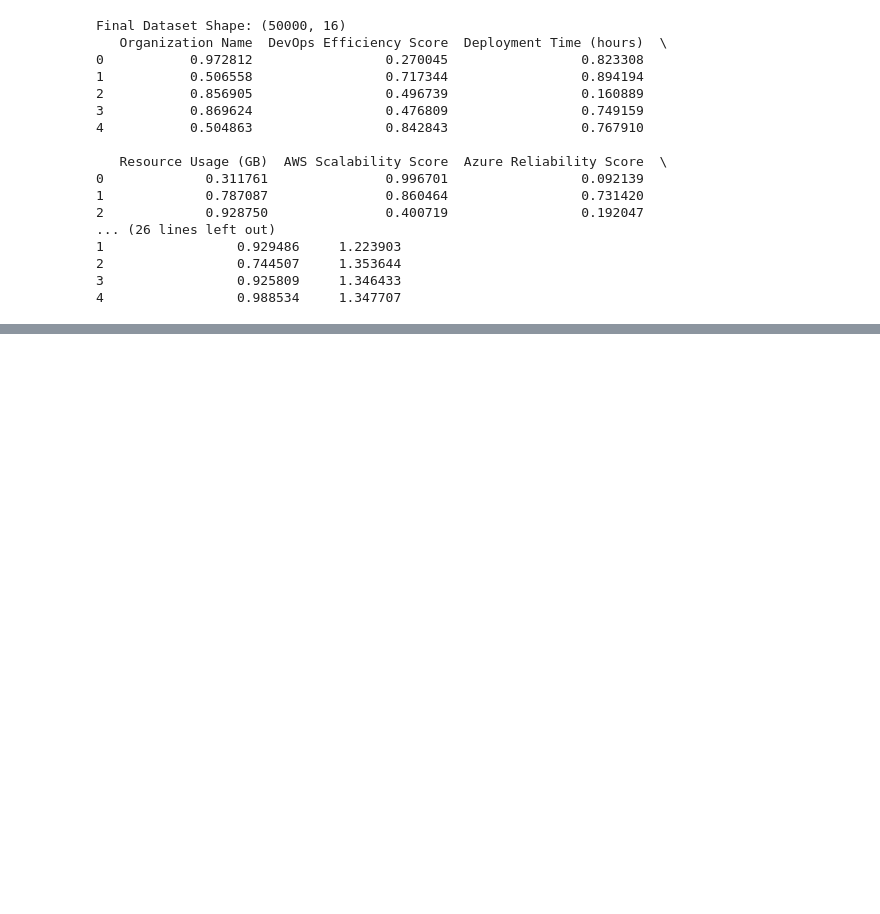
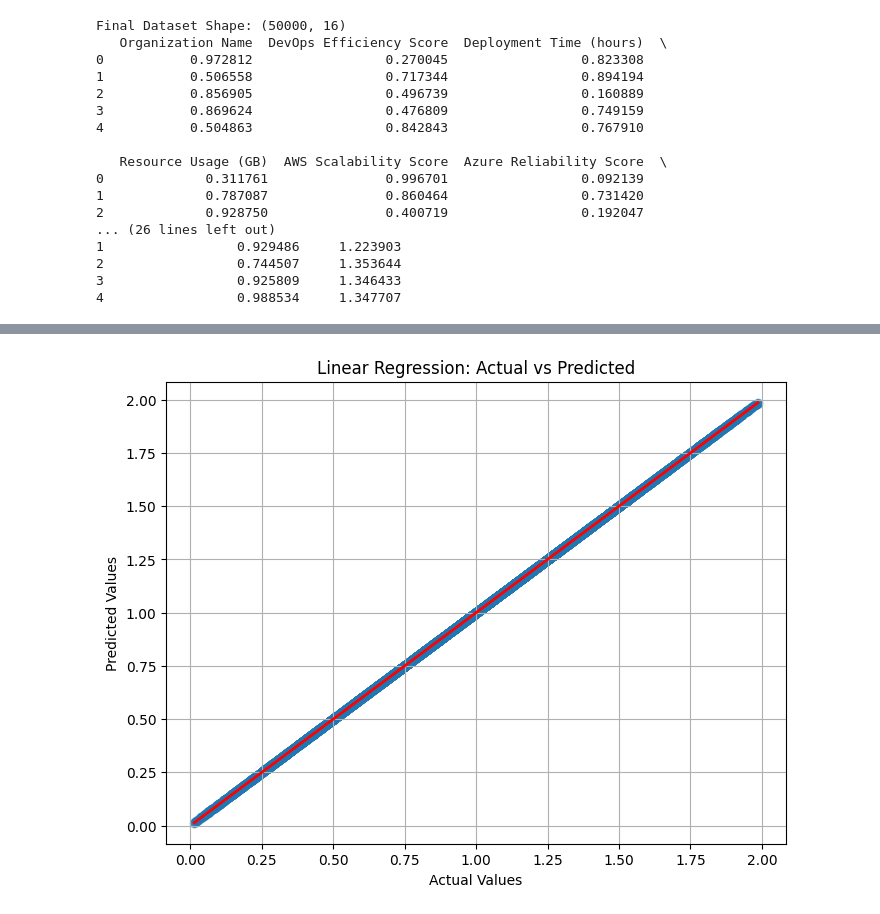
Before and after one commit to swaroopchandran015-arch/AIML-Lab, a Jupyter notebook: AI_ML_Data_set.ipynb, the cells around one changed output, grey strips where cells are left out. Cells and saved outputs as stored; diff of their text form; code cells hidden in the pictures; blank space fills up the shorter version.

Commit message:
Done linear Regression

```diff
--- a/AI_ML_Data_set.ipynb
+++ b/AI_ML_Data_set.ipynb
@@ -304,0 +279,20 @@ Duplicate Rows: 0
+# %%
+X = cleaned_df.drop("New_Feature", axis=1)
+y = cleaned_df["New_Feature"]
+# %%
+from sklearn.model_selection import train_test_split
+
+X_train, X_test, y_train, y_test = train_test_split(
+    X,
+    y,
+    test_size=0.2,
+    random_state=42
+)
+# %%
+from sklearn.linear_model import LinearRegression
+
+model = LinearRegression()
+
+model.fit(X_train, y_train)
+
+print("Linear Regression Model Trained Successfully")
@@ -304,0 +301,2 @@ Duplicate Rows: 0
+# %%
+y_pred = model.predict(X_test)
@@ -304,0 +331,23 @@ Duplicate Rows: 0
+# %%
+import matplotlib.pyplot as plt
+
+plt.figure(figsize=(8,6))
+
+plt.scatter(y_test, y_pred, alpha=0.6)
+
+plt.plot(
+    [y_test.min(), y_test.max()],
+    [y_test.min(), y_test.max()],
+    color='red',
+    linewidth=2
+)
+
+plt.xlabel("Actual Values")
+plt.ylabel("Predicted Values")
+plt.title("Linear Regression: Actual vs Predicted")
+
+plt.grid(True)
+
+plt.show()
+# %% [output]
+[figure, added]
```
Also changed, not shown: parts of 8 cells of this notebook.
